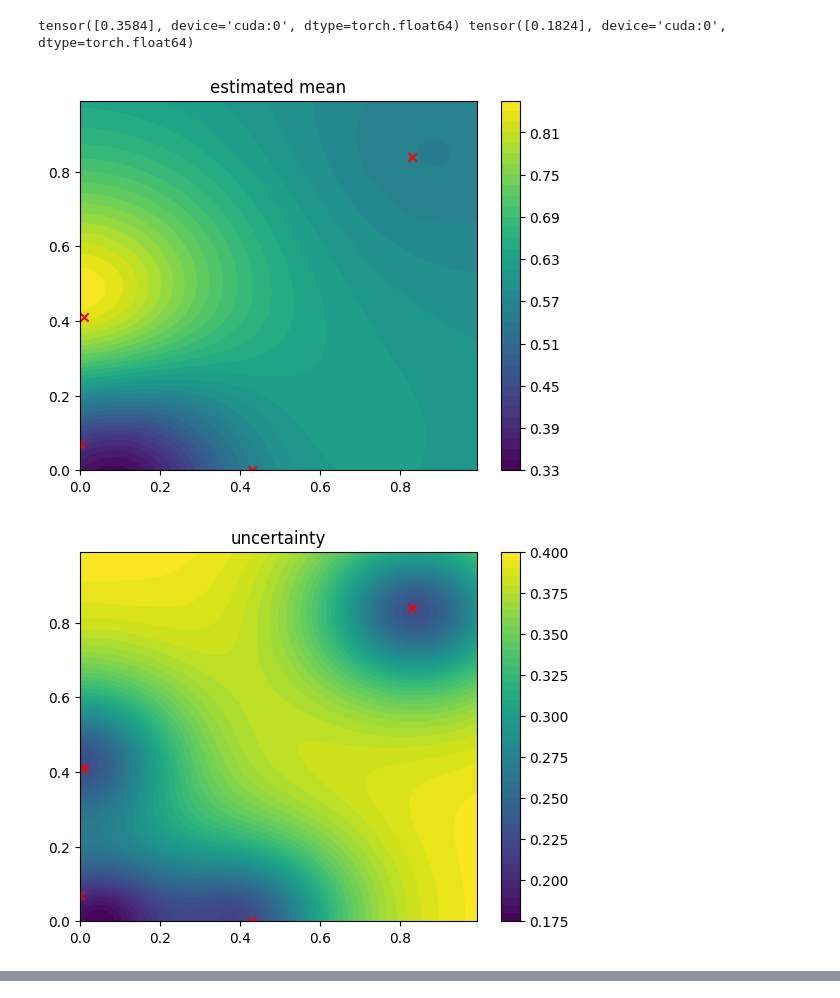
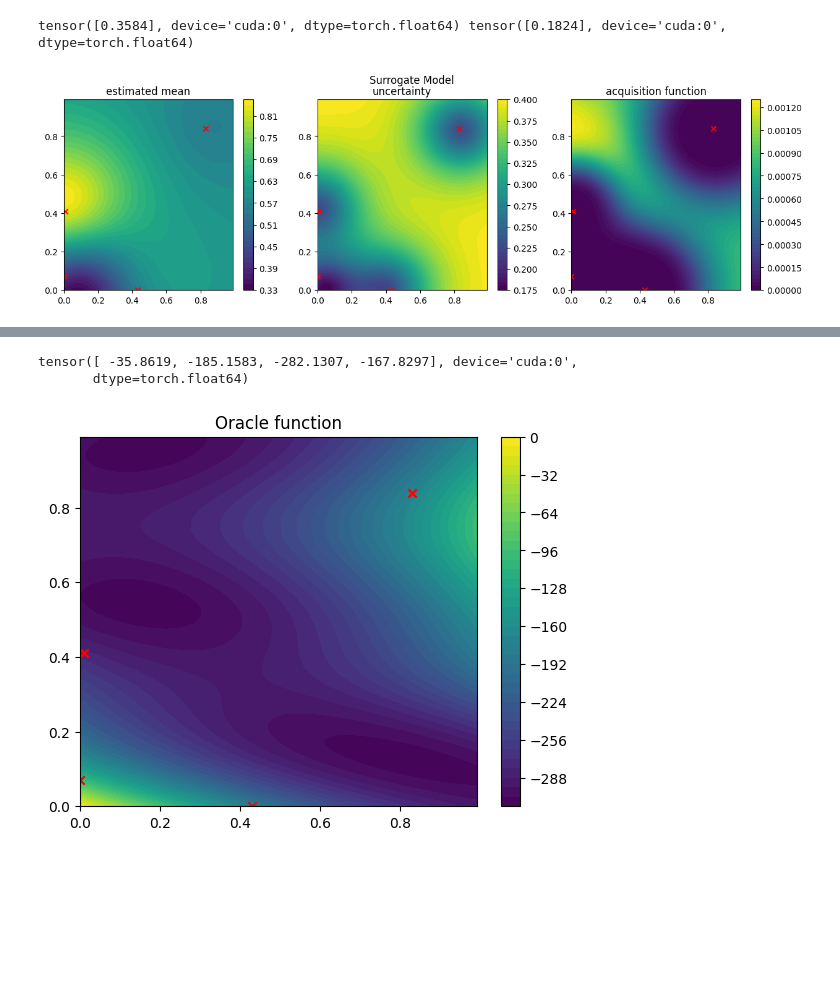
Before and after one commit to alexhernandezgarcia/activelearning, a Jupyter notebook: my_package/activelearning.ipynb, the cells around one changed output, grey strips where cells are left out. Cells and saved outputs as stored; diff of their text form; code cells hidden in the pictures; blank space fills up the shorter version.

```diff
--- a/my_package/activelearning.ipynb
+++ b/my_package/activelearning.ipynb
@@ -21,21 +21,22 @@ grid_flat = torch.tensor(grid.T, dtype=torch.float64).reshape(-1,2).to(device)
 # %%
 import matplotlib.pyplot as plt
 
-def plot_function(fn, space, scatter_markers=None, output_index=-1):
+def plot_function(fn, space, fig=None, ax=None, scatter_markers=None, output_index=-1):
     # fn: function to plot
     # output_index: -1 if the output of the function is a single value; if the outputs are tuples index of the output that should be plotted
     res = fn(space)
     if output_index >= 0:
         res = res[output_index]
     res = res.to("cpu").detach()
-    fig, ax = plt.subplots(nrows=1)
+    if fig is None or ax is None:
+        fig, ax = plt.subplots(nrows=1)
     # ax.matshow(res)
     # https://matplotlib.org/stable/gallery/images_contours_and_fields/irregulardatagrid.html#sphx-glr-gallery-images-contours-and-fields-irregulardatagrid-py
     cntr = ax.contourf(xi, yi, res.reshape(int(len(res)**(1/2)),int(len(res)**(1/2))), levels=50)
     fig.colorbar(cntr, ax=ax)
     if scatter_markers is not None:
         scatter_markers = scatter_markers
-        plt.scatter(x=scatter_markers[:,0], y=scatter_markers[:,1], c="red", marker="x")
+        ax.scatter(x=scatter_markers[:,0], y=scatter_markers[:,1], c="red", marker="x")
     return fig, ax
 # %%
 # dataset
@@ -69,26 +71,27 @@ tensor([[0.0100, 0.4100],
 # %%
 # Surrogate (e.g., Bayesian Optimization)
 from surrogate.surrogate import SingleTaskGPRegressor
 surrogate = SingleTaskGPRegressor(device=device)
 surrogate.fit(dataset_handler.train_data)
 
 # testing surrogate
 preds_mean, preds_var = surrogate.get_predictions(test_states/grid_size)
 print(preds_mean, preds_var)
 
 # plot surrogate functions
-plot_function(surrogate.get_predictions, grid_flat.clone(), scatter_markers=baseline_states/grid_size, output_index=0)
-plt.title("estimated mean")
+fig, axes = plt.subplots(ncols=3, figsize=(15,4))
+
+plot_function(surrogate.get_predictions, grid_flat.clone(), fig=fig, ax=axes[0], scatter_markers=baseline_states/grid_size, output_index=0)
+axes[0].set_title("estimated mean")
+
+plot_function(surrogate.get_predictions, grid_flat.clone(), fig=fig, ax=axes[1], scatter_markers=baseline_states/grid_size, output_index=1)
+axes[1].set_title("uncertainty")
+
+plot_function(surrogate.get_acquisition_values, grid_flat.clone(), fig=fig, ax=axes[2], scatter_markers=baseline_states/grid_size)
+axes[2].set_title("acquisition function")
+
+fig.suptitle("Surrogate Model")
 plt.show()
-
-plot_function(surrogate.get_predictions, grid_flat.clone(), scatter_markers=baseline_states/grid_size, output_index=1)
-plt.title("uncertainty")
-plt.show()
-
-plot_function(surrogate.get_acquisition_values, grid_flat.clone(), scatter_markers=baseline_states/grid_size)
-plt.title("acquisition function")
-plt.show()
 # %% [output]
 tensor([0.3584], device='cuda:0', dtype=torch.float64) tensor([0.1824], device='cuda:0', dtype=torch.float64)
-[figure, old version]
+[figure, new version]
-[figure, removed]
@@ -101 +104,17 @@ sampler = RandomSampler()
 samples = sampler.get_samples(n_samples*5, grid_flat.clone())
+# %%
+# Oracle
+from gflownet.proxy.box.branin import Branin
+oracle = Branin(fidelity=1, do_domain_map=True, device=device, float_precision=64)
+
+# testing oracle
+print(oracle(baseline_states.to(device).clone()/grid_size))
+
+# plot oracle function
+plot_function(oracle, grid_flat.clone(), scatter_markers=baseline_states/grid_size)
+plt.title("Oracle function")
+plt.show()
+# %% [output]
+tensor([ -35.8619, -185.1583, -282.1307, -167.8297], device='cuda:0',
+       dtype=torch.float64)
+[figure, added]
```
Also changed, not shown: parts of 12 cells of this notebook, 3 other files.
